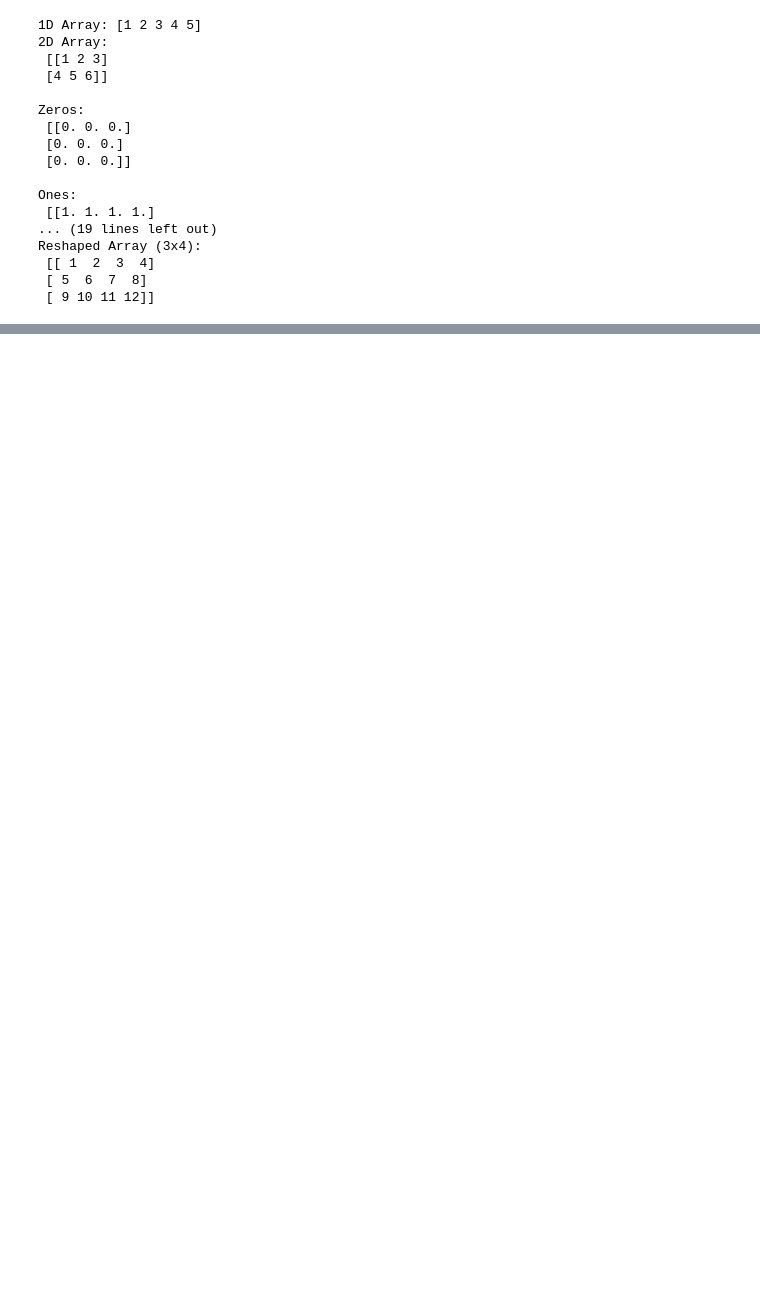
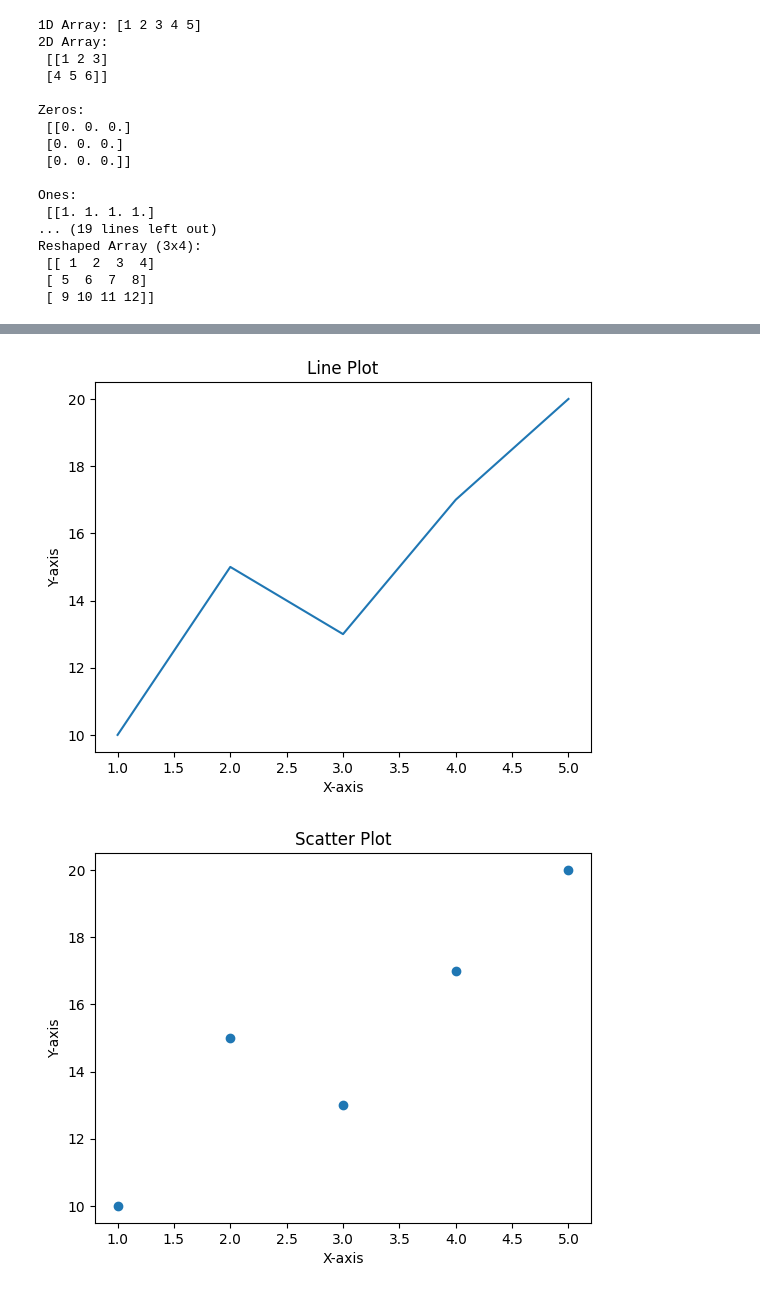
Before and after one commit to Praveenramisetti76/SEM-V-Labs, a Jupyter notebook: ML-lab/practice.ipynb, the cells around one changed output, grey strips where cells are left out. Saved outputs shown, nothing was run; the diff lists cells and outputs as text; code cells hidden in the pictures; blank space fills up the shorter version.

```diff
--- a/ML-lab/practice.ipynb
+++ b/ML-lab/practice.ipynb
@@ -63,0 +146,47 @@ Reshaped Array (3x4):
+# %%
+import matplotlib.pyplot as plt
+
+# 1. Line plot
+x = [1, 2, 3, 4, 5]
+y = [10, 15, 13, 17, 20]
+plt.plot(x, y)
+plt.title("Line Plot")
+plt.xlabel("X-axis")
+plt.ylabel("Y-axis")
+plt.show()
+
+# 2. Scatter plot
+x = [1, 2, 3, 4, 5]
+y = [10, 15, 13, 17, 20]
+plt.scatter(x, y)
+plt.title("Scatter Plot")
+plt.xlabel("X-axis")
+plt.ylabel("Y-axis")
+plt.show()
+
+# 3. Bar plot
+x = ["A", "B", "C", "D", "E"]
+y = [10, 15, 13, 17, 20]
+plt.bar(x, y)
+plt.title("Bar Plot")
+plt.xlabel("Categories")
+plt.ylabel("Values")
+plt.show()
+
+# 4. Histogram
+data = [1, 2, 2, 3, 3, 3, 4, 4, 4, 4]
+plt.hist(data, bins=5)
+plt.title("Histogram")
+plt.xlabel("Values")
+plt.ylabel("Frequency")
+plt.show()
+
+sizes = [30, 20, 25, 25]
+labels = ["Apples", "Bananas", "Cherries", "Dates"]
+
+plt.pie(sizes, labels=labels, autopct="%1.1f%%", startangle=90)
+plt.title("Pie Chart")
+plt.show()
+# %% [output]
+[figure, added]
+[figure, added]
```
Also changed, not shown: parts of 3 cells of this notebook, 2 other files.
